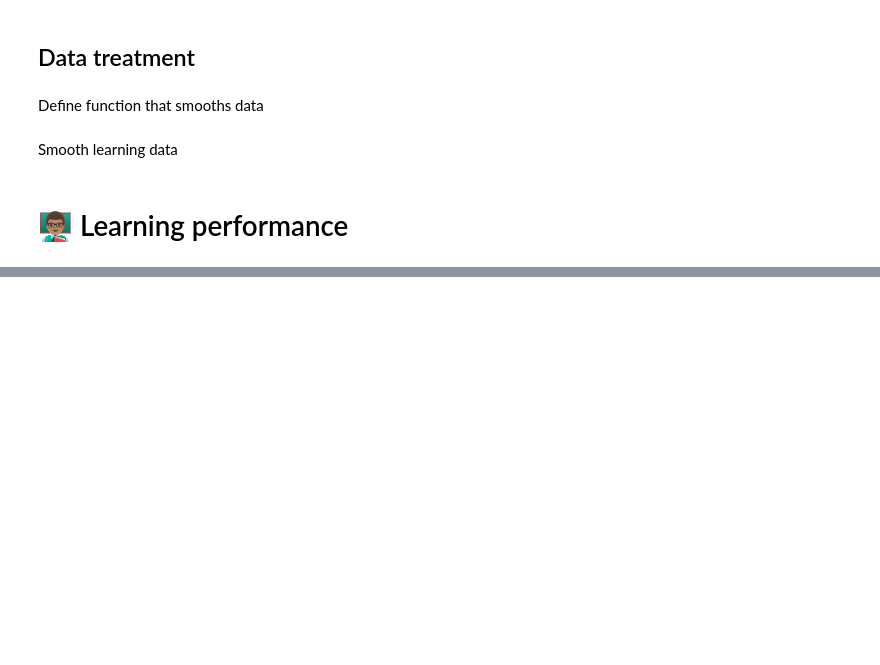
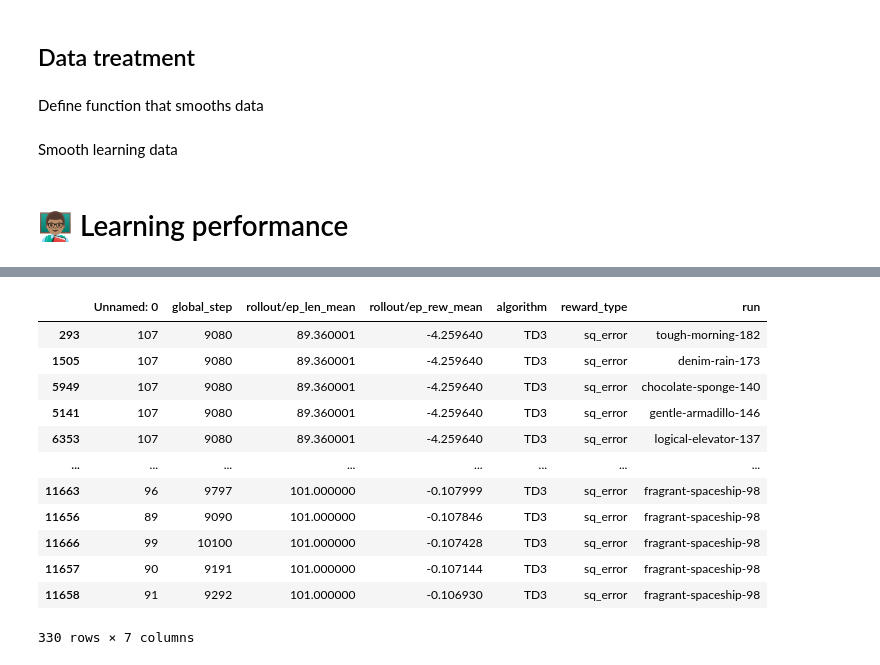
Before and after one commit to iamlucasvieira/HybridRL-FlightControl, a Jupyter notebook: notebooks/best_algorithm.ipynb, the cells around one changed output, grey strips where cells are left out. Drawn from its saved outputs; the diff is of its cells as text; code cells hidden in the pictures; blank space fills up the shorter version.

```diff
--- a/notebooks/best_algorithm.ipynb
+++ b/notebooks/best_algorithm.ipynb
@@ -84,0 +131,19 @@ plt.show()
+# %%
+# df_2 = df_ep.groupby(["run", "algorithm"]).sum().reset_index()
+# # df_2.iloc[df_2.tracking_error.nlargest(10).index]
+# df_2[df_2.algorithm=="DSAC"].sort_values(by="tracking_error").head(100)
+df_learn[(df_learn.global_step >= 9000) & (df_learn.algorithm=="TD3")].sort_values("rollout/ep_rew_mean")
+# %% [output]
+|  | Unnamed: 0 | global_step | rollout/ep_len_mean | rollout/ep_rew_mean | algorithm | reward_type | run |
+| 293 | 107 | 9080 | 89.360001 | -4.259640 | TD3 | sq_error | tough-morning-182 |
+| 1505 | 107 | 9080 | 89.360001 | -4.259640 | TD3 | sq_error | denim-rain-173 |
+| 5949 | 107 | 9080 | 89.360001 | -4.259640 | TD3 | sq_error | chocolate-sponge-140 |
+| 5141 | 107 | 9080 | 89.360001 | -4.259640 | TD3 | sq_error | gentle-armadillo-146 |
+| 6353 | 107 | 9080 | 89.360001 | -4.259640 | TD3 | sq_error | logical-elevator-137 |
+| ... | ... | ... | ... | ... | ... | ... | ... |
+| 11663 | 96 | 9797 | 101.000000 | -0.107999 | TD3 | sq_error | fragrant-spaceship-98 |
+| 11656 | 89 | 9090 | 101.000000 | -0.107846 | TD3 | sq_error | fragrant-spaceship-98 |
+| 11666 | 99 | 10100 | 101.000000 | -0.107428 | TD3 | sq_error | fragrant-spaceship-98 |
+| 11657 | 90 | 9191 | 101.000000 | -0.107144 | TD3 | sq_error | fragrant-spaceship-98 |
+| 11658 | 91 | 9292 | 101.000000 | -0.106930 | TD3 | sq_error | fragrant-spaceship-98 |
+330 rows × 7 columns
```
Also changed, not shown: parts of 12 cells of this notebook, 7 other files.
